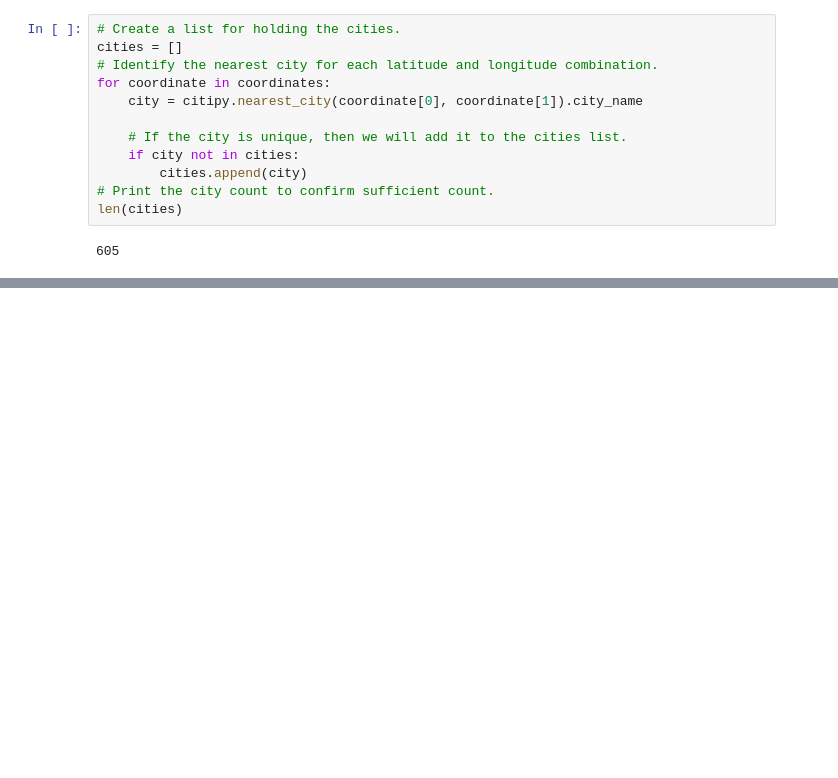
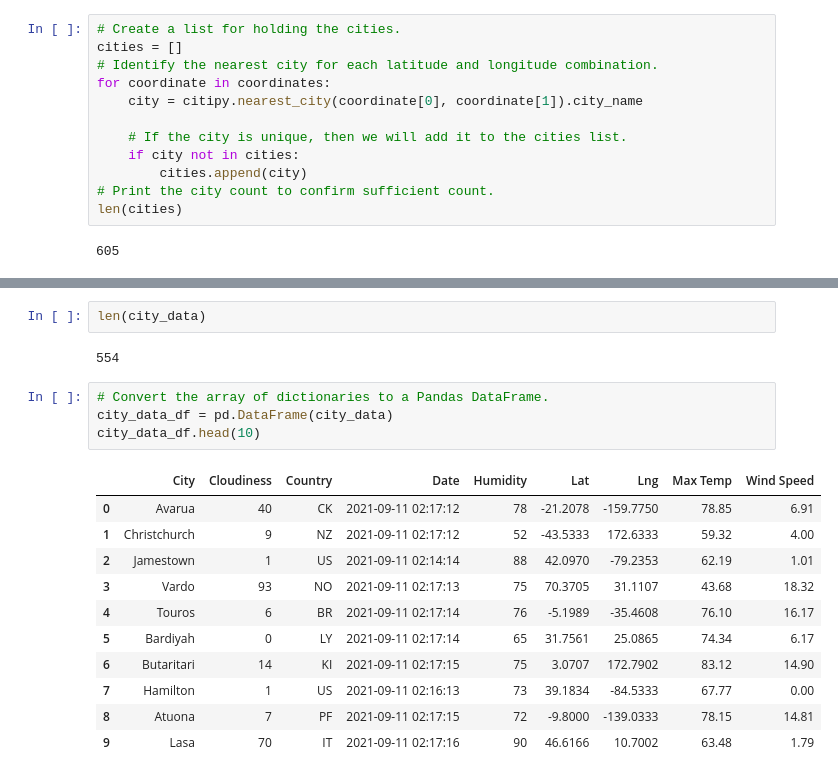
Before and after one commit to Nikhila999/World_Weather_Analysis, a Jupyter notebook: WeatherPy.ipynb, the cells around one changed output, grey strips where cells are left out. Drawn from its saved outputs; the diff is of its cells as text; blank space fills up the shorter version.

```diff
--- a/WeatherPy.ipynb
+++ b/WeatherPy.ipynb
@@ -33,0 +118,20 @@ len(cities)
+# %%
+len(city_data)
+# %% [output]
+554
+# %%
+# Convert the array of dictionaries to a Pandas DataFrame.
+city_data_df = pd.DataFrame(city_data)
+city_data_df.head(10)
+# %% [output]
+|  | City | Cloudiness | Country | Date | Humidity | Lat | Lng | Max Temp | Wind Speed |
+| 0 | Avarua | 40 | CK | 2021-09-11 02:17:12 | 78 | -21.2078 | -159.7750 | 78.85 | 6.91 |
+| 1 | Christchurch | 9 | NZ | 2021-09-11 02:17:12 | 52 | -43.5333 | 172.6333 | 59.32 | 4.00 |
+| 2 | Jamestown | 1 | US | 2021-09-11 02:14:14 | 88 | 42.0970 | -79.2353 | 62.19 | 1.01 |
+| 3 | Vardo | 93 | NO | 2021-09-11 02:17:13 | 75 | 70.3705 | 31.1107 | 43.68 | 18.32 |
+| 4 | Touros | 6 | BR | 2021-09-11 02:17:14 | 76 | -5.1989 | -35.4608 | 76.10 | 16.17 |
+| 5 | Bardiyah | 0 | LY | 2021-09-11 02:17:14 | 65 | 31.7561 | 25.0865 | 74.34 | 6.17 |
+| 6 | Butaritari | 14 | KI | 2021-09-11 02:17:15 | 75 | 3.0707 | 172.7902 | 83.12 | 14.90 |
+| 7 | Hamilton | 1 | US | 2021-09-11 02:16:13 | 73 | 39.1834 | -84.5333 | 67.77 | 0.00 |
+| 8 | Atuona | 7 | PF | 2021-09-11 02:17:15 | 72 | -9.8000 | -139.0333 | 78.15 | 14.81 |
+| 9 | Lasa | 70 | IT | 2021-09-11 02:17:16 | 90 | 46.6166 | 10.7002 | 63.48 | 1.79 |
```
Also changed, not shown: parts of 19 cells of this notebook, 2 other files.
